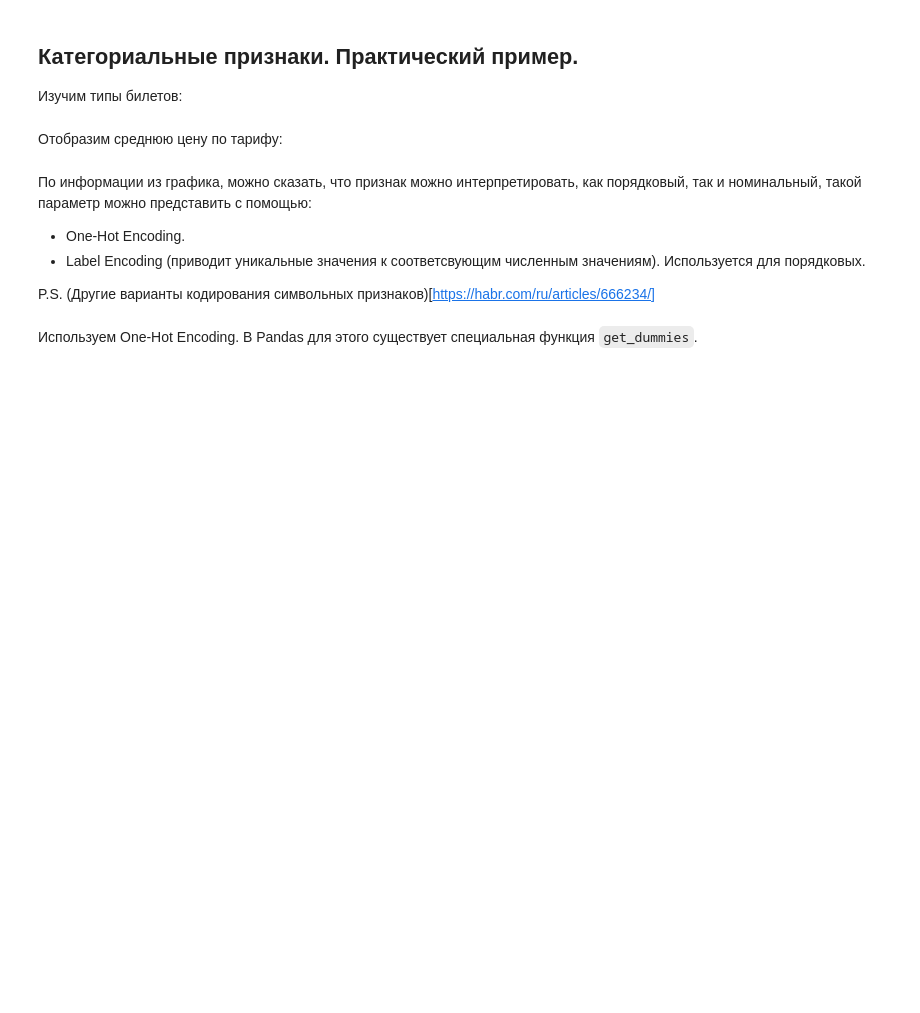
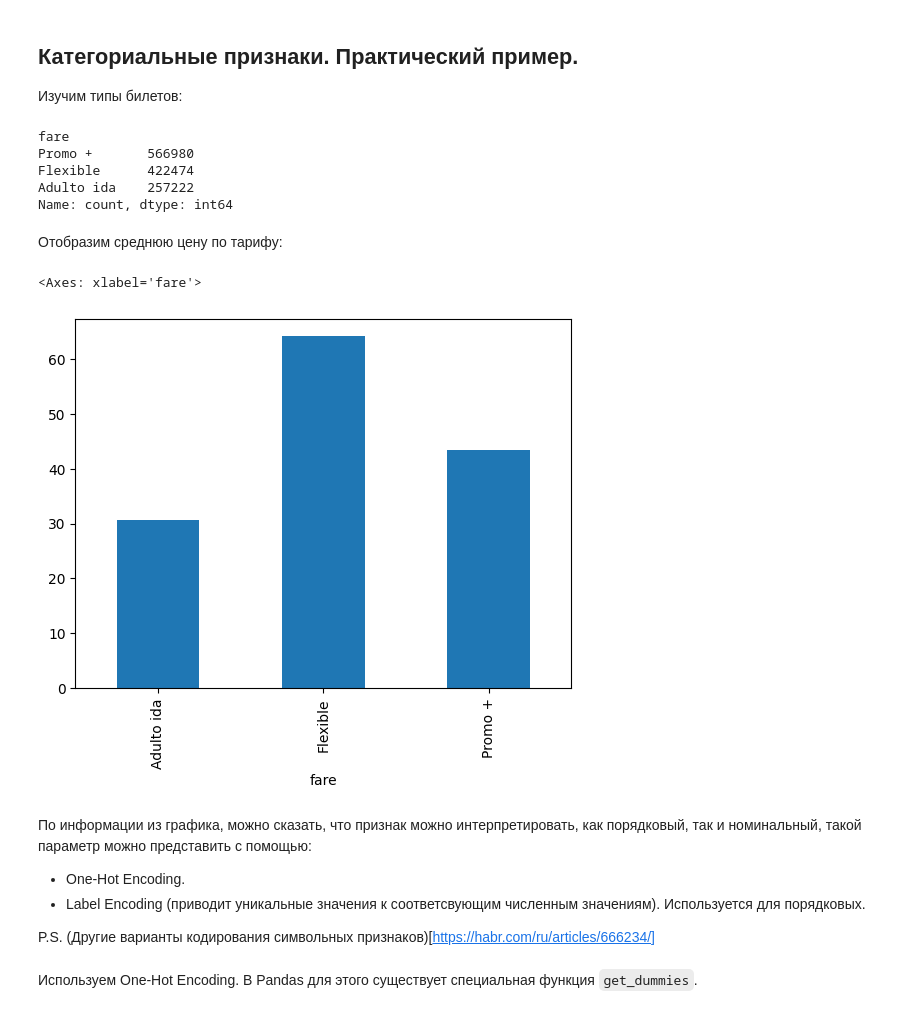
Before and after one commit to RoKivals/AI_MAI, a Jupyter notebook: Lesson3.ipynb, the cells around one changed output. Drawn from its saved outputs; the diff is of its cells as text; code cells hidden in the pictures; blank space fills up the shorter version.

```diff
--- a/Lesson3.ipynb
+++ b/Lesson3.ipynb
@@ -258,11 +259,20 @@ P.s. Пример с цветов является показательным,
 
 Изучим типы билетов:
 # %%
-df["fare"].values.counts()
+df["fare"].value_counts()
+# %% [output]
+fare
+Promo +       566980
+Flexible      422474
+Adulto ida    257222
+Name: count, dtype: int64
 # %% [markdown]
 Отобразим среднюю цену по тарифу:
 # %%
-df.groupby('fare').mean()['price'].plot(kind='bar')
+df.groupby("fare").mean(numeric_only=True)['price'].plot(kind='bar')
+# %% [output]
+<Axes: xlabel='fare'>
+[figure, added]
 # %% [markdown]
 По информации из графика, можно сказать, что признак можно интерпретировать, как порядковый, так и номинальный, такой параметр можно представить с помощью:
 - One-Hot Encoding.
```
Also changed, not shown: parts of 30 cells of this notebook, 2 other files.
